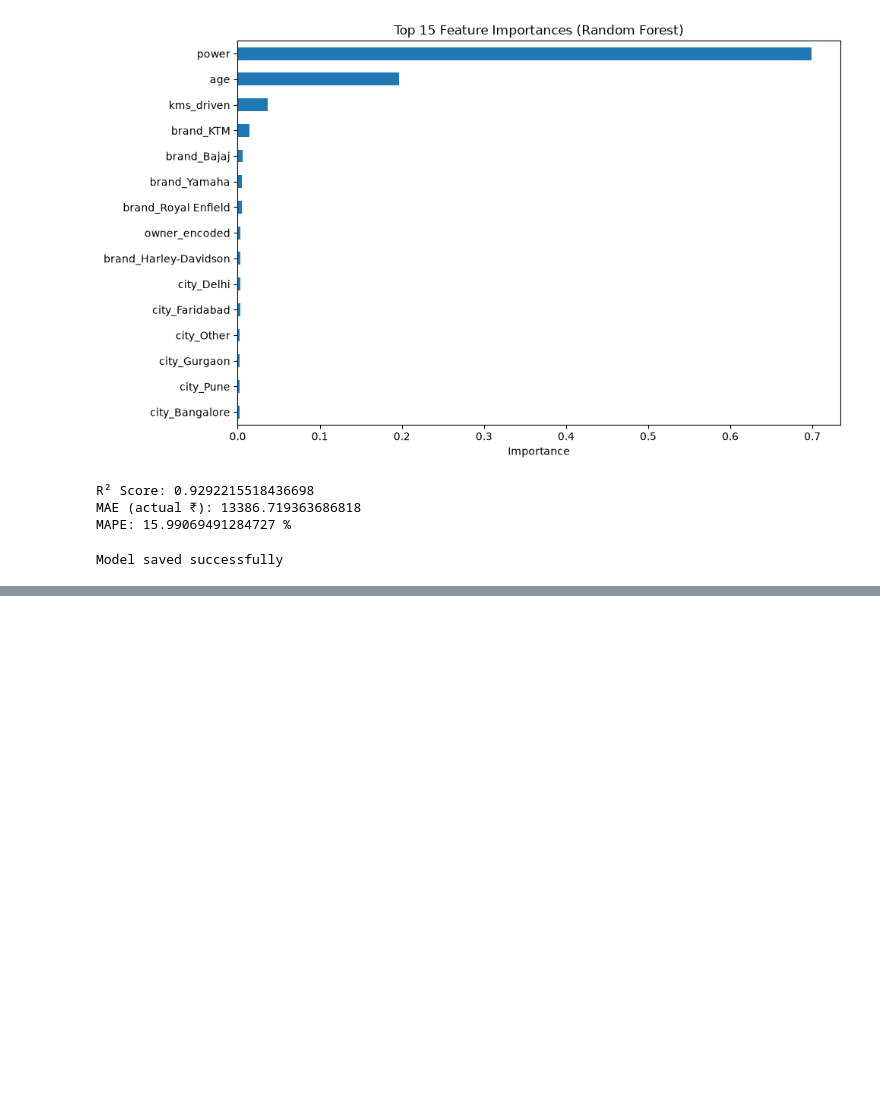
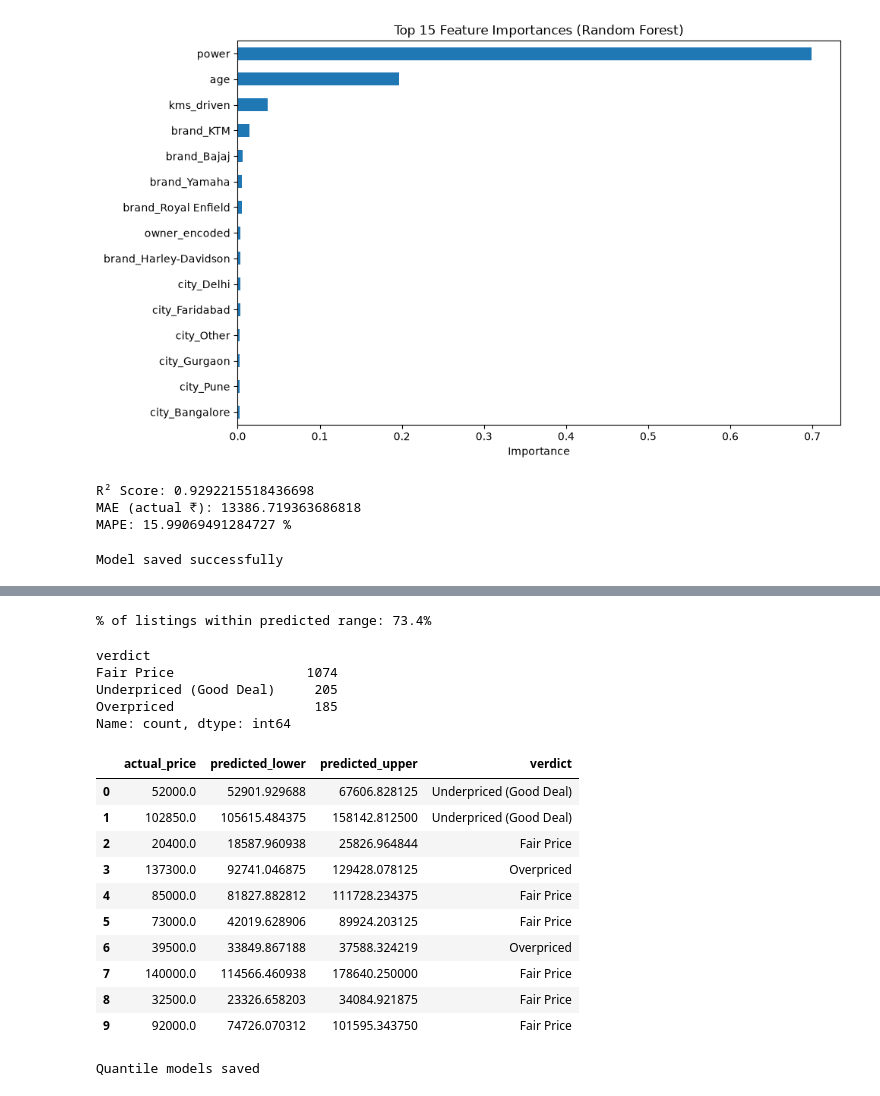
Before and after one commit to aryanagrawal552-coder/bike-price-prediction, a Jupyter notebook: notebooks/01_data_exploration.ipynb, the cells around one changed output, grey strips where cells are left out. Cells and saved outputs as stored; diff of their text form; code cells hidden in the pictures; blank space fills up the shorter version.

Commit message:
Add quantile regression models (10th/90th percentile) for over/underpriced detection

```diff
--- a/notebooks/01_data_exploration.ipynb
+++ b/notebooks/01_data_exploration.ipynb
@@ -402,3 +402,15 @@ joblib.dump(X_train.columns.tolist(), '../models/model_columns.pkl')
 print("Model saved successfully")
 # %% [output]
 Model saved successfully
+# %%
+from xgboost import XGBRegressor
+
+# Lower bound model (10th percentile)
+xgb_lower = XGBRegressor(objective='reg:quantileerror', quantile_alpha=0.1, n_estimators=100, random_state=42)
+xgb_lower.fit(X_train, y_train)
+
+# Upper bound model (90th percentile)
+xgb_upper = XGBRegressor(objective='reg:quantileerror', quantile_alpha=0.9, n_estimators=100, random_state=42)
+xgb_upper.fit(X_train, y_train)
+
+print("Both quantile models trained")
@@ -404,0 +419,15 @@ Model saved successfully
+# %%
+lower_pred = xgb_lower.predict(X_test)
+upper_pred = xgb_upper.predict(X_test)
+
+# Convert back to actual rupees
+lower_pred_actual = np.expm1(lower_pred)
+upper_pred_actual = np.expm1(upper_pred)
+
+# Quick sanity check on a few rows
+comparison = pd.DataFrame({
+    'actual_price': y_test_actual.values,
+    'predicted_lower': lower_pred_actual,
+    'predicted_upper': upper_pred_actual
+})
+comparison.head(10)
@@ -404,0 +446,41 @@ Model saved successfully
+# %%
+within_range = ((comparison['actual_price'] >= comparison['predicted_lower']) &
+                 (comparison['actual_price'] <= comparison['predicted_upper']))
+print(f"% of listings within predicted range: {within_range.mean() * 100:.1f}%")
+# %% [output]
+% of listings within predicted range: 73.4%
+# %%
+def classify_listing(row):
+    if row['actual_price'] < row['predicted_lower']:
+        return 'Underpriced (Good Deal)'
+    elif row['actual_price'] > row['predicted_upper']:
+        return 'Overpriced'
+    else:
+        return 'Fair Price'
+
+comparison['verdict'] = comparison.apply(classify_listing, axis=1)
+print(comparison['verdict'].value_counts())
+comparison.head(10)
+# %% [output]
+verdict
+Fair Price                 1074
+Underpriced (Good Deal)     205
+Overpriced                  185
+Name: count, dtype: int64
+|  | actual_price | predicted_lower | predicted_upper | verdict |
+| 0 | 52000.0 | 52901.929688 | 67606.828125 | Underpriced (Good Deal) |
+| 1 | 102850.0 | 105615.484375 | 158142.812500 | Underpriced (Good Deal) |
+| 2 | 20400.0 | 18587.960938 | 25826.964844 | Fair Price |
+| 3 | 137300.0 | 92741.046875 | 129428.078125 | Overpriced |
+| 4 | 85000.0 | 81827.882812 | 111728.234375 | Fair Price |
+| 5 | 73000.0 | 42019.628906 | 89924.203125 | Fair Price |
+| 6 | 39500.0 | 33849.867188 | 37588.324219 | Overpriced |
+| 7 | 140000.0 | 114566.460938 | 178640.250000 | Fair Price |
+| 8 | 32500.0 | 23326.658203 | 34084.921875 | Fair Price |
+| 9 | 92000.0 | 74726.070312 | 101595.343750 | Fair Price |
+# %%
+joblib.dump(xgb_lower, '../models/bike_price_model_lower.pkl')
+joblib.dump(xgb_upper, '../models/bike_price_model_upper.pkl')
+print("Quantile models saved")
+# %% [output]
+Quantile models saved
```
Also changed, not shown: parts of 5 cells of this notebook, 2 other files.
